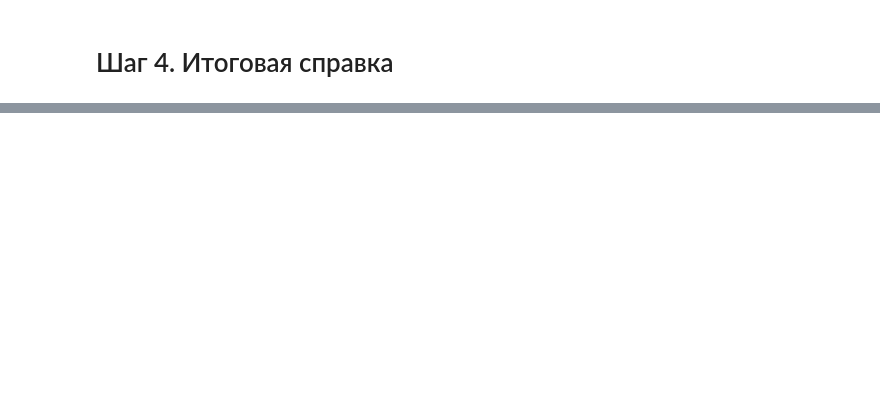
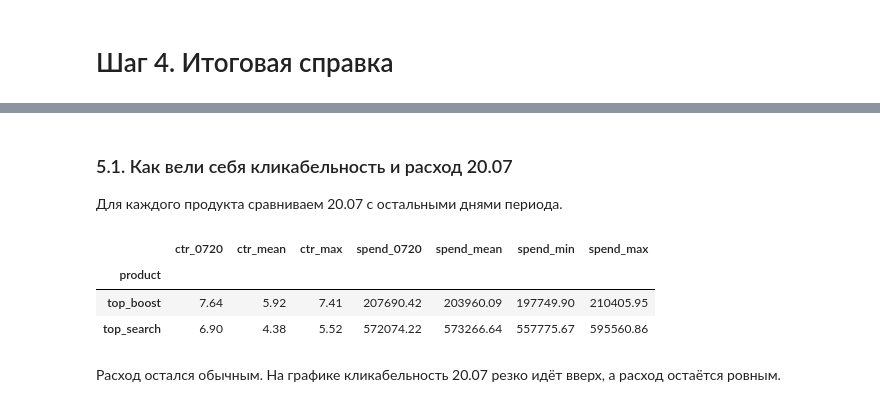
Before and after one commit to sosvictr/HH_school_2026, a Jupyter notebook: Ad-hoc/HW.ipynb, the cells around one changed output, grey strips where cells are left out. Drawn from its saved outputs; the diff is of its cells as text; code cells hidden in the pictures; blank space fills up the shorter version.

```diff
--- a/Ad-hoc/HW.ipynb
+++ b/Ad-hoc/HW.ipynb
@@ -539,0 +583,57 @@ fig_effect.show()
+# %% [markdown]
+### 5.1. Как вели себя кликабельность и расход 20.07
+Для каждого продукта сравниваем 20.07 с остальными днями периода.
+# %%
+q_bonus = '''
+WITH ctr_daily AS (
+    SELECT i.event_date, i.product,
+           1.0 * COUNT(c.click_id) / COUNT(*) AS ctr
+    FROM impressions i
+    LEFT JOIN clicks c ON c.impression_id = i.impression_id
+    WHERE i.year = '2026' AND i.month = '07' AND i.day BETWEEN '15' AND '28'
+    GROUP BY 1, 2
+),
+spend_daily AS (
+    SELECT event_date, product, SUM(net_spend) AS net_spend
+    FROM product_daily
+    WHERE event_date BETWEEN '2026-07-15' AND '2026-07-28'
+    GROUP BY 1, 2
+)
+SELECT c.event_date, c.product, c.ctr, s.net_spend
+FROM ctr_daily c
+JOIN spend_daily s ON s.event_date = c.event_date AND s.product = c.product
+ORDER BY 1
+'''
+bonus = sql(q_bonus)
+
+rows = []
+for p, d in bonus.groupby("product"):
+    other = d[d["event_date"] != "2026-07-20"]
+    today = d[d["event_date"] == "2026-07-20"].iloc[0]
+    rows.append({
+        "product": p,
+        "ctr_0720": 100 * today["ctr"], "ctr_mean": 100 * other["ctr"].mean(), "ctr_max": 100 * other["ctr"].max(),
+        "spend_0720": today["net_spend"], "spend_mean": other["net_spend"].mean(),
+        "spend_min": other["net_spend"].min(), "spend_max": other["net_spend"].max(),
+    })
+display(pd.DataFrame(rows).set_index("product").round(2))
+
+fig = make_subplots(rows=1, cols=2, subplot_titles=["top_search", "top_boost"],
+                    specs=[[{"secondary_y": True}, {"secondary_y": True}]])
+for col, p in enumerate(["top_search", "top_boost"], start=1):
+    d = bonus[bonus["product"] == p]
+    fig.add_trace(go.Scatter(x=d["event_date"], y=d["ctr"], name="Кликабельность (левая ось)", mode="lines+markers",
+                             line=dict(color="#E45756"), showlegend=(col == 1)), row=1, col=col, secondary_y=False)
+    fig.add_trace(go.Scatter(x=d["event_date"], y=d["net_spend"], name="Чистый расход, ₽ (правая ось)", mode="lines+markers",
+                             line=dict(color="#4C78A8"), showlegend=(col == 1)), row=1, col=col, secondary_y=True)
+fig.update_yaxes(title_text="Кликабельность", tickformat=".1%", rangemode="tozero", secondary_y=False)
+fig.update_yaxes(title_text="Чистый расход, ₽", rangemode="tozero", secondary_y=True)
+fig.update_layout(height=420, title="Кликабельность и чистый расход по дням после запуска top_boost")
+fig.show()
+# %% [output]
+|  | ctr_0720 | ctr_mean | ctr_max | spend_0720 | spend_mean | spend_min | spend_max |
+| product |  |  |  |  |  |  |  |
+| top_boost | 7.64 | 5.92 | 7.41 | 207690.42 | 203960.09 | 197749.90 | 210405.95 |
+| top_search | 6.90 | 4.38 | 5.52 | 572074.22 | 573266.64 | 557775.67 | 595560.86 |
+# %% [markdown]
+Расход остался обычным. На графике кликабельность 20.07 резко идёт вверх, а расход остаётся ровным.
```
Also changed, not shown: parts of 20 cells of this notebook.
